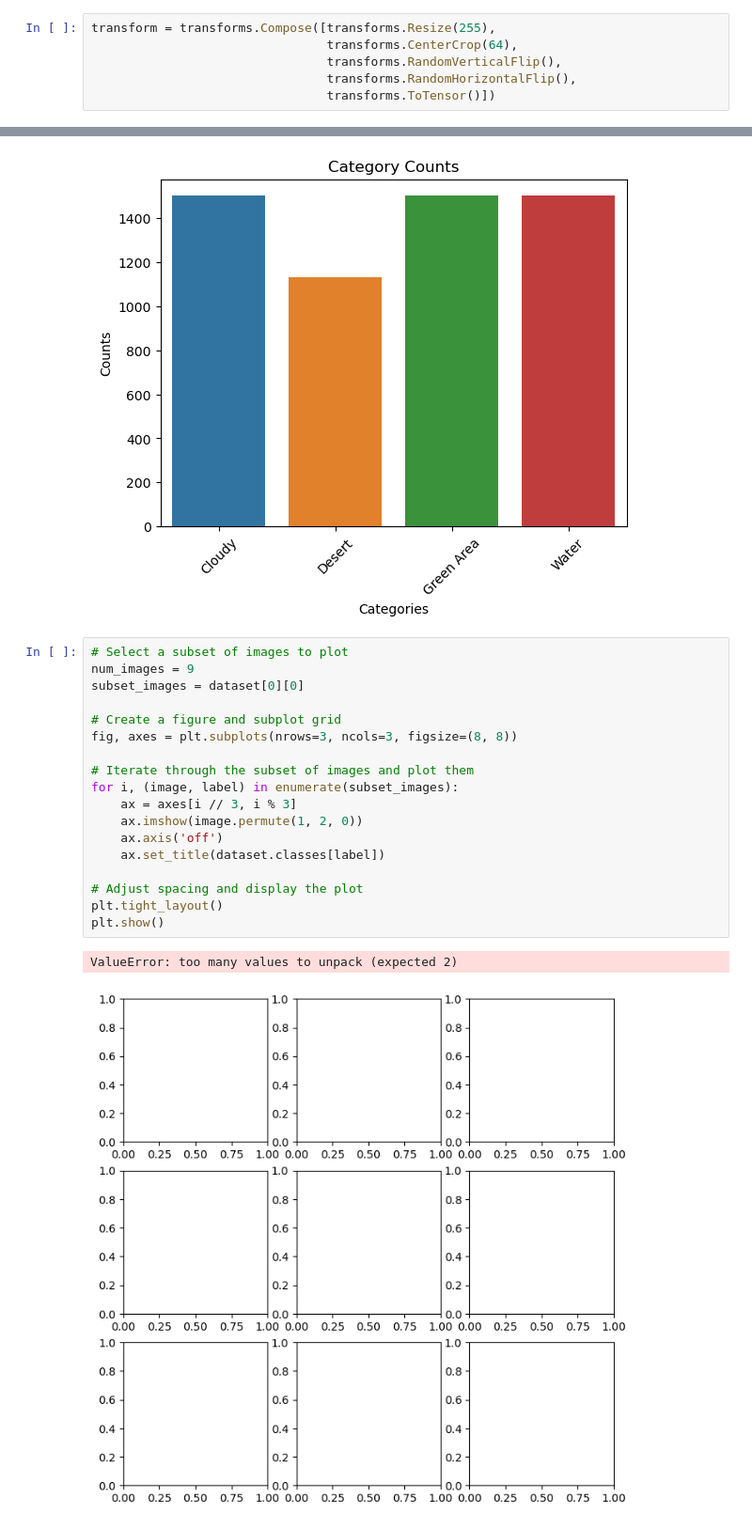
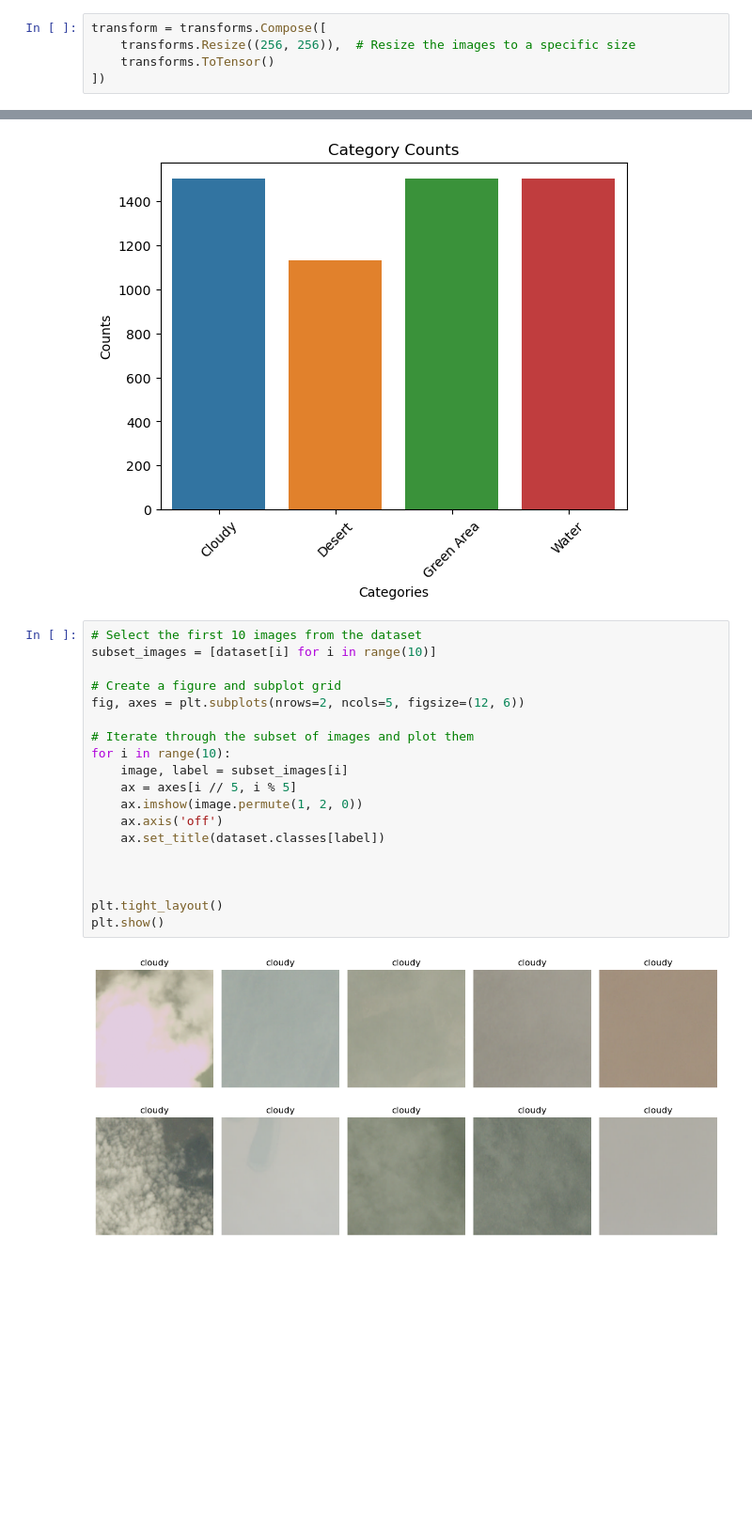
Before and after one commit to emilycalvert/DSPT10PT_Sophie_Emily_Project, a Jupyter notebook: Notebook.ipynb, the cells around one changed output, grey strips where cells are left out. Shown: that part at 94% size. Saved outputs shown, nothing was run; the diff lists cells and outputs as text; blank space fills up the shorter version.

```diff
--- a/Notebook.ipynb
+++ b/Notebook.ipynb
@@ -173,11 +155,10 @@ from torchvision.datasets import ImageFolder
 from tqdm import tqdm
 import torch.nn.parallel as parallel
 # %%
-transform = transforms.Compose([transforms.Resize(255),
-                                transforms.CenterCrop(64),
-                                transforms.RandomVerticalFlip(),
-                                transforms.RandomHorizontalFlip(),
-                                transforms.ToTensor()])
+transform = transforms.Compose([
+    transforms.Resize((256, 256)),  # Resize the images to a specific size
+    transforms.ToTensor()
+])
 # %%
 dataset = ImageFolder('data', transform=transform)
 # %%
@@ -213,23 +194,23 @@ plt.show()
 # %% [output]
 [figure]
 # %%
-# Select a subset of images to plot
-num_images = 9
-subset_images = dataset[0][0]
+# Select the first 10 images from the dataset
+subset_images = [dataset[i] for i in range(10)]
 
 # Create a figure and subplot grid
-fig, axes = plt.subplots(nrows=3, ncols=3, figsize=(8, 8))
+fig, axes = plt.subplots(nrows=2, ncols=5, figsize=(12, 6))
 
 # Iterate through the subset of images and plot them
-for i, (image, label) in enumerate(subset_images):
-    ax = axes[i // 3, i % 3]
+for i in range(10):
+    image, label = subset_images[i]
+    ax = axes[i // 5, i % 5]
     ax.imshow(image.permute(1, 2, 0))
     ax.axis('off')
     ax.set_title(dataset.classes[label])
 
-# Adjust spacing and display the plot
+
+
 plt.tight_layout()
 plt.show()
 # %% [output]
-ValueError: too many values to unpack (expected 2)
-[figure, old version]
+[figure, new version]
```
Also changed, not shown: parts of 3 cells of this notebook.
